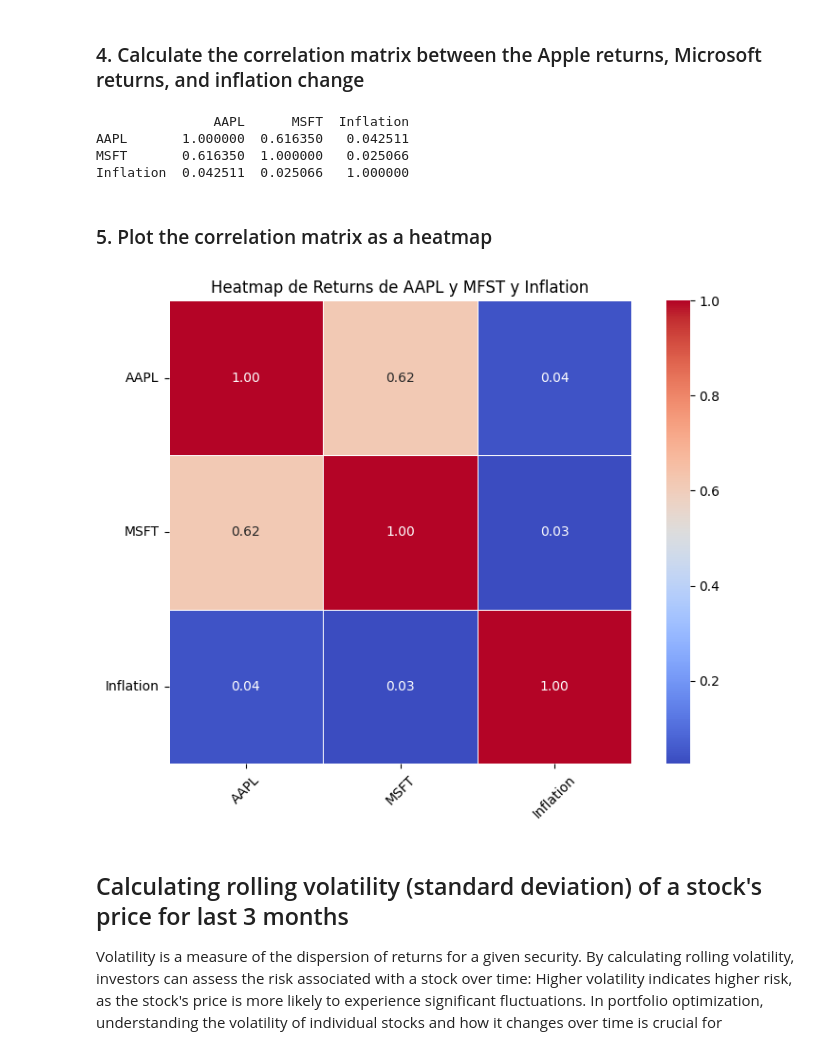
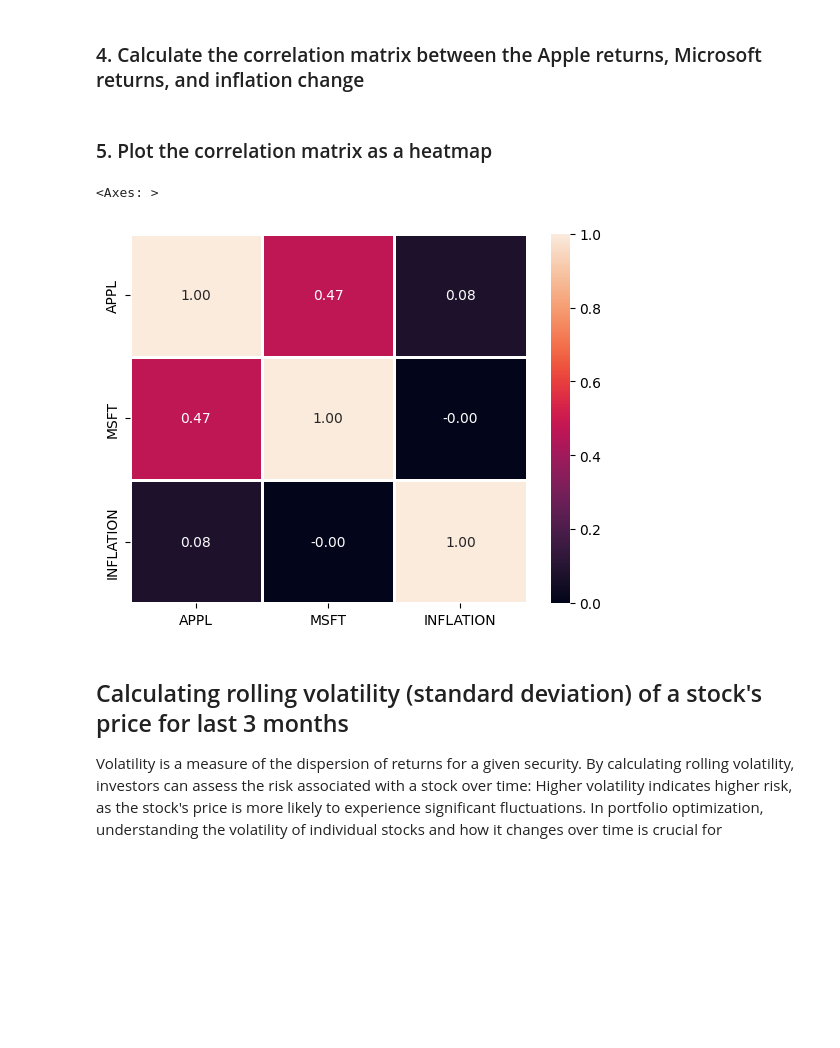
Before and after one commit to bigboy92/fend-matching-game, a Jupyter notebook: Preparing-for-data-analysis-project-student.ipynb, the cells around one changed output. Cells and saved outputs as stored; diff of their text form; code cells hidden in the pictures; blank space fills up the shorter version.

```diff
--- a/Preparing-for-data-analysis-project-student.ipynb
+++ b/Preparing-for-data-analysis-project-student.ipynb
@@ -244,3 +241,8 @@ In this step:
 
 Helpful hints:
 * Use the `pandas` `offsets` method using `MonthEnd(0)` to set the 'Date' column to month-end
+# %%
+# Load inflation data
+inflation_data = pd.read_csv('https://raw.githubusercontent.com/udacity/CD13649-Project/refs/heads/main/Project/inflation_monthly.csv')
+inflation_data['DATE'] = pd.to_datetime(inflation_data['DATE'])
+inflation_data
@@ -517,12 +441,5 @@ Name: Daily return, Length: 1044, dtype: float64
 # %% [markdown]
 ### 3. Merge the dataframes and calculate / plot the correlation
 # %%
-hist_data_reset = hist_data_semanal.reset_index()
-
-hist_data_pivoted = hist_data_reset.pivot(index='Date', columns='Ticker', values='Daily return')
-
-df_combined = pd.merge(hist_data_pivoted, df_inflation_semanal, on='Date', how='inner')
-
-df_combined.rename(columns={df_inflation_semanal.columns[0]: 'Inflation'}, inplace=True)
-
-print(df_combined)
+stock_returns = pd.merge(appl_monthly_returns, msft_monthly_returns, on='Date')
+stock_returns_and_inflation = pd.merge(stock_returns, inflation_monthly_changes, left_index=True, right_index=True)
@@ -546,43 +447,15 @@ Date
 ### 4. Calculate the correlation matrix between the Apple returns, Microsoft returns, and inflation change
 # %%
 # Calculate correlation matrix
-correlation_matrix = df_combined.corr()
-
-# Mostrar la matriz de correlación
-print(correlation_matrix)
+corr_matrix = stock_returns_and_inflation.corr()
-# %% [output]
-               AAPL      MSFT  Inflation
-AAPL       1.000000  0.616350   0.042511
-MSFT       0.616350  1.000000   0.025066
-Inflation  0.042511  0.025066   1.000000
 # %% [markdown]
 ### 5. Plot the correlation matrix as a heatmap
 # %%
 # Plot heatmap
-import matplotlib.pyplot as plt
-import seaborn as sns
-
-# Configuración del heatmap
-plt.figure(figsize=(8, 6))
-sns.heatmap(
-    correlation_matrix,
-    annot=True,
-    fmt=".2f",
-    cmap="coolwarm",
-    linewidths=0.5,
-    square=True
-)
-
-# Títulos y etiquetas
-plt.title("Heatmap de Returns de AAPL y MFST y Inflation")
-plt.xticks(rotation=45)
-plt.yticks(rotation=0)
-
-# Mostrar el gráfico
-plt.tight_layout()
-plt.show()
+sns.heatmap(corr_matrix, annot=True, fmt=".2f", linewidth=1)
 # %% [output]
+<Axes: >
-[figure, old version]
+[figure, new version]
 # %% [markdown]
 ## Calculating rolling volatility (standard deviation) of a stock's price for last 3 months
 
```
Also changed, not shown: parts of 36 cells of this notebook.
